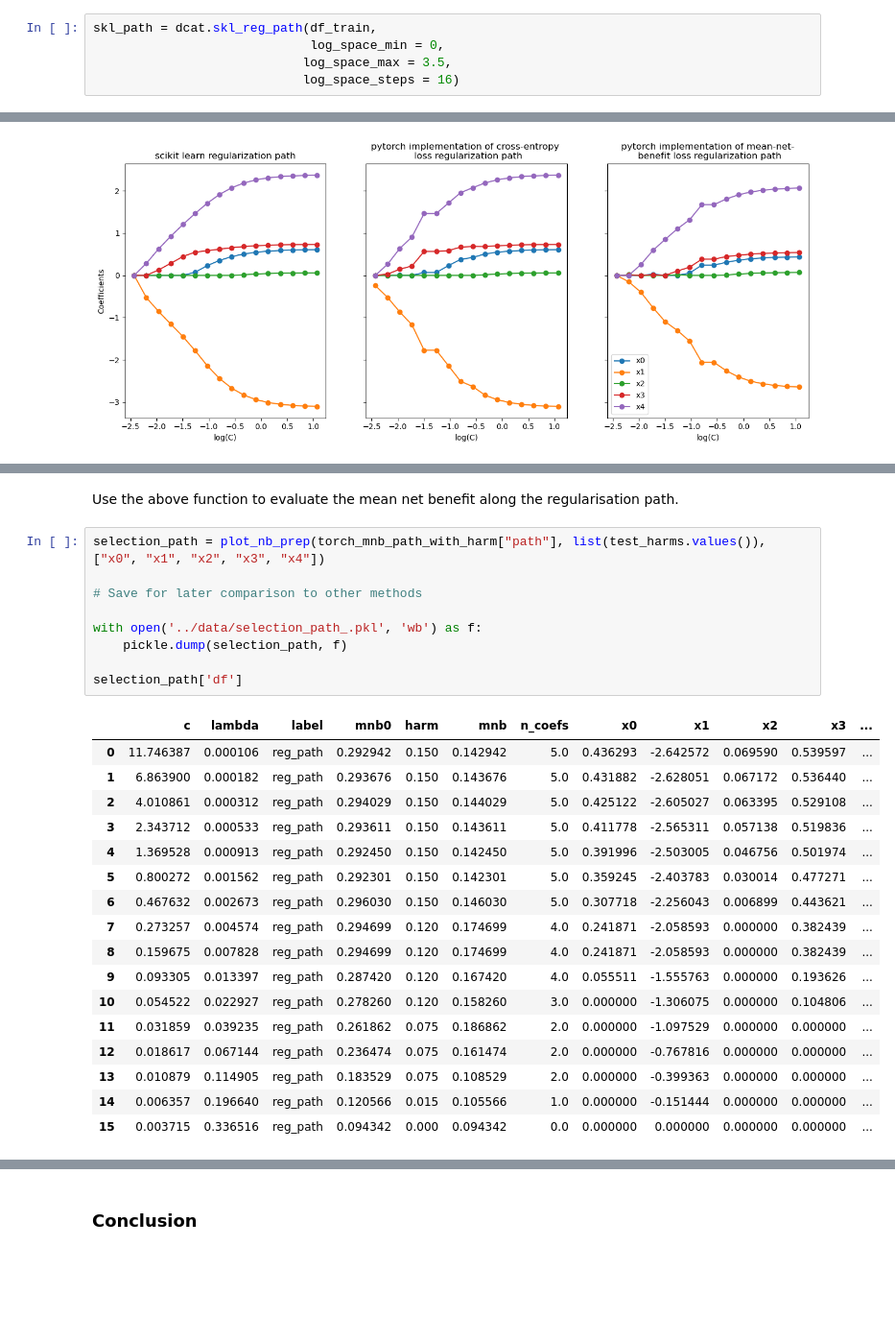
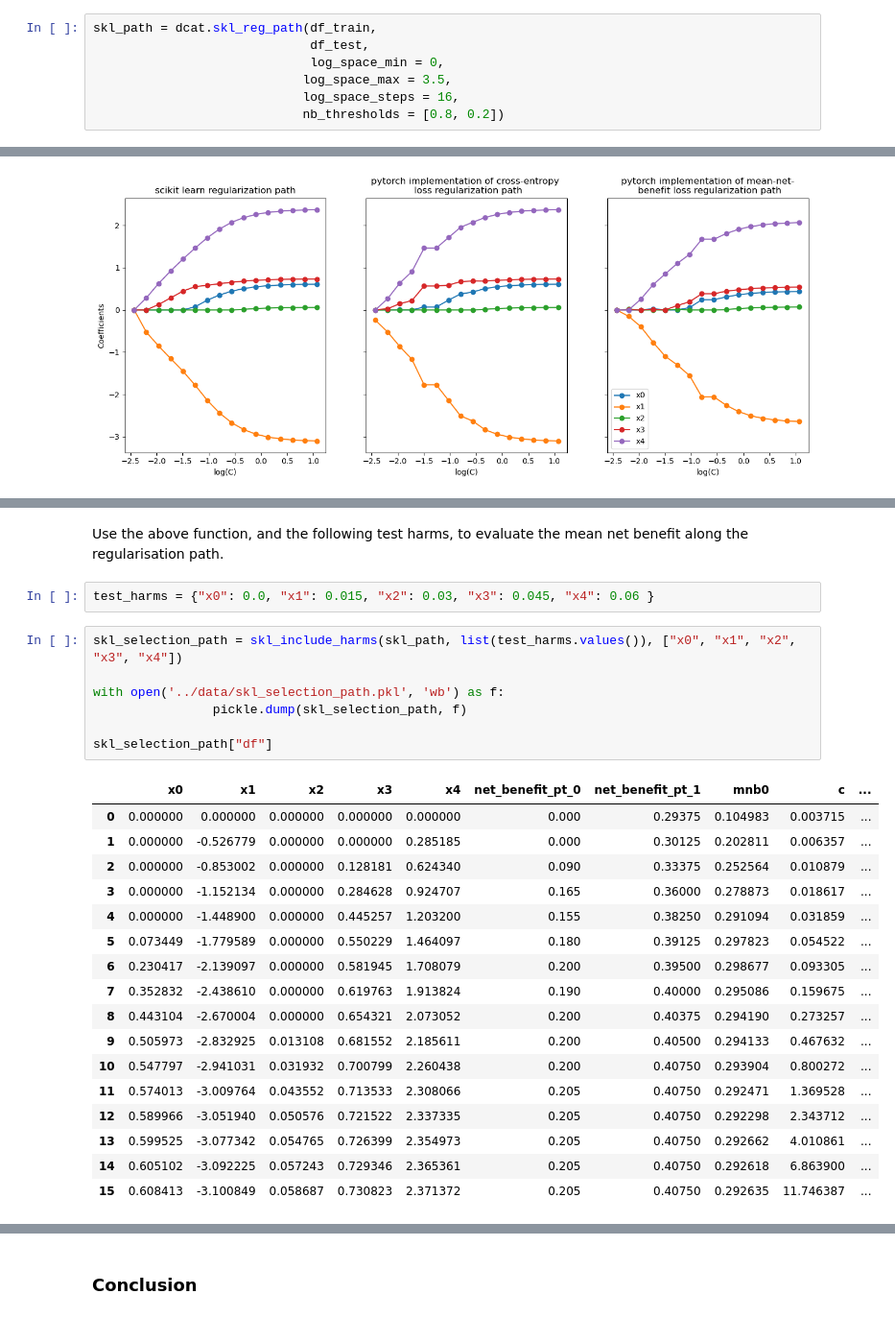
Before and after one commit to NRC2001/net_benefit_feature_selection, a Jupyter notebook: examples/03_net_benefit_regularization_method.ipynb, the cells around one changed output, grey strips where cells are left out. Shown: that part at 96% size. Cells and saved outputs as stored; diff of their text form; blank space fills up the shorter version.

```diff
--- a/examples/03_net_benefit_regularization_method.ipynb
+++ b/examples/03_net_benefit_regularization_method.ipynb
@@ -61,9 +61,11 @@ df_train, df_test, ind_var_names = dcat.make_class_dataset(n_sample = n_sample,
 Calculate the regularization path with scikit learn:
 # %%
 skl_path = dcat.skl_reg_path(df_train,
+                             df_test,
                              log_space_min = 0,
                             log_space_max = 3.5,
-                            log_space_steps = 16)
+                            log_space_steps = 16,
+                            nb_thresholds = [0.8, 0.2])
 # %% [markdown]
 Plot the regularization path (where $C$ is the inverse of the regularization strength, $\lambda$):
 # %%
@@ -242,32 +228,32 @@ def plot_nb_prep(df_in, harms, independent, dependent = "y", coef_clip_frac = 0.
 
     return {'df': df, 'independent': independent, 'dependent': dependent, 'optimal': optim}
 # %% [markdown]
-Use the above function to evaluate the mean net benefit along the regularisation path.
+Use the above function, and the following test harms, to evaluate the mean net benefit along the regularisation path.
+# %%
+test_harms = {"x0": 0.0, "x1": 0.015, "x2": 0.03, "x3": 0.045, "x4": 0.06 }
 # %%
-selection_path = plot_nb_prep(torch_mnb_path_with_harm["path"], list(test_harms.values()), ["x0", "x1", "x2", "x3", "x4"])
+skl_selection_path = skl_include_harms(skl_path, list(test_harms.values()), ["x0", "x1", "x2", "x3", "x4"])
 
-# Save for later comparison to other methods
+with open('../data/skl_selection_path.pkl', 'wb') as f:
+                pickle.dump(skl_selection_path, f)
 
-with open('../data/selection_path_.pkl', 'wb') as f:
-    pickle.dump(selection_path, f)
-
-selection_path['df']
+skl_selection_path["df"]
 # %% [output]
-|  | c | lambda | label | mnb0 | harm | mnb | n_coefs | x0 | x1 | x2 | x3 | ... |
-| 0 | 11.746387 | 0.000106 | reg_path | 0.292942 | 0.150 | 0.142942 | 5.0 | 0.436293 | -2.642572 | 0.069590 | 0.539597 | ... |
-| 1 | 6.863900 | 0.000182 | reg_path | 0.293676 | 0.150 | 0.143676 | 5.0 | 0.431882 | -2.628051 | 0.067172 | 0.536440 | ... |
-| 2 | 4.010861 | 0.000312 | reg_path | 0.294029 | 0.150 | 0.144029 | 5.0 | 0.425122 | -2.605027 | 0.063395 | 0.529108 | ... |
-| 3 | 2.343712 | 0.000533 | reg_path | 0.293611 | 0.150 | 0.143611 | 5.0 | 0.411778 | -2.565311 | 0.057138 | 0.519836 | ... |
-| 4 | 1.369528 | 0.000913 | reg_path | 0.292450 | 0.150 | 0.142450 | 5.0 | 0.391996 | -2.503005 | 0.046756 | 0.501974 | ... |
-| 5 | 0.800272 | 0.001562 | reg_path | 0.292301 | 0.150 | 0.142301 | 5.0 | 0.359245 | -2.403783 | 0.030014 | 0.477271 | ... |
-| 6 | 0.467632 | 0.002673 | reg_path | 0.296030 | 0.150 | 0.146030 | 5.0 | 0.307718 | -2.256043 | 0.006899 | 0.443621 | ... |
-| 7 | 0.273257 | 0.004574 | reg_path | 0.294699 | 0.120 | 0.174699 | 4.0 | 0.241871 | -2.058593 | 0.000000 | 0.382439 | ... |
-| 8 | 0.159675 | 0.007828 | reg_path | 0.294699 | 0.120 | 0.174699 | 4.0 | 0.241871 | -2.058593 | 0.000000 | 0.382439 | ... |
-| 9 | 0.093305 | 0.013397 | reg_path | 0.287420 | 0.120 | 0.167420 | 4.0 | 0.055511 | -1.555763 | 0.000000 | 0.193626 | ... |
-| 10 | 0.054522 | 0.022927 | reg_path | 0.278260 | 0.120 | 0.158260 | 3.0 | 0.000000 | -1.306075 | 0.000000 | 0.104806 | ... |
-| 11 | 0.031859 | 0.039235 | reg_path | 0.261862 | 0.075 | 0.186862 | 2.0 | 0.000000 | -1.097529 | 0.000000 | 0.000000 | ... |
-| 12 | 0.018617 | 0.067144 | reg_path | 0.236474 | 0.075 | 0.161474 | 2.0 | 0.000000 | -0.767816 | 0.000000 | 0.000000 | ... |
-| 13 | 0.010879 | 0.114905 | reg_path | 0.183529 | 0.075 | 0.108529 | 2.0 | 0.000000 | -0.399363 | 0.000000 | 0.000000 | ... |
-| 14 | 0.006357 | 0.196640 | reg_path | 0.120566 | 0.015 | 0.105566 | 1.0 | 0.000000 | -0.151444 | 0.000000 | 0.000000 | ... |
-| 15 | 0.003715 | 0.336516 | reg_path | 0.094342 | 0.000 | 0.094342 | 0.0 | 0.000000 | 0.000000 | 0.000000 | 0.000000 | ... |
+|  | x0 | x1 | x2 | x3 | x4 | net_benefit_pt_0 | net_benefit_pt_1 | mnb0 | c | ... |
+| 0 | 0.000000 | 0.000000 | 0.000000 | 0.000000 | 0.000000 | 0.000 | 0.29375 | 0.104983 | 0.003715 | ... |
+| 1 | 0.000000 | -0.526779 | 0.000000 | 0.000000 | 0.285185 | 0.000 | 0.30125 | 0.202811 | 0.006357 | ... |
+| 2 | 0.000000 | -0.853002 | 0.000000 | 0.128181 | 0.624340 | 0.090 | 0.33375 | 0.252564 | 0.010879 | ... |
+| 3 | 0.000000 | -1.152134 | 0.000000 | 0.284628 | 0.924707 | 0.165 | 0.36000 | 0.278873 | 0.018617 | ... |
+| 4 | 0.000000 | -1.448900 | 0.000000 | 0.445257 | 1.203200 | 0.155 | 0.38250 | 0.291094 | 0.031859 | ... |
+| 5 | 0.073449 | -1.779589 | 0.000000 | 0.550229 | 1.464097 | 0.180 | 0.39125 | 0.297823 | 0.054522 | ... |
+| 6 | 0.230417 | -2.139097 | 0.000000 | 0.581945 | 1.708079 | 0.200 | 0.39500 | 0.298677 | 0.093305 | ... |
+| 7 | 0.352832 | -2.438610 | 0.000000 | 0.619763 | 1.913824 | 0.190 | 0.40000 | 0.295086 | 0.159675 | ... |
+| 8 | 0.443104 | -2.670004 | 0.000000 | 0.654321 | 2.073052 | 0.200 | 0.40375 | 0.294190 | 0.273257 | ... |
+| 9 | 0.505973 | -2.832925 | 0.013108 | 0.681552 | 2.185611 | 0.200 | 0.40500 | 0.294133 | 0.467632 | ... |
+| 10 | 0.547797 | -2.941031 | 0.031932 | 0.700799 | 2.260438 | 0.200 | 0.40750 | 0.293904 | 0.800272 | ... |
+| 11 | 0.574013 | -3.009764 | 0.043552 | 0.713533 | 2.308066 | 0.205 | 0.40750 | 0.292471 | 1.369528 | ... |
+| 12 | 0.589966 | -3.051940 | 0.050576 | 0.721522 | 2.337335 | 0.205 | 0.40750 | 0.292298 | 2.343712 | ... |
+| 13 | 0.599525 | -3.077342 | 0.054765 | 0.726399 | 2.354973 | 0.205 | 0.40750 | 0.292662 | 4.010861 | ... |
+| 14 | 0.605102 | -3.092225 | 0.057243 | 0.729346 | 2.365361 | 0.205 | 0.40750 | 0.292618 | 6.863900 | ... |
+| 15 | 0.608413 | -3.100849 | 0.058687 | 0.730823 | 2.371372 | 0.205 | 0.40750 | 0.292635 | 11.746387 | ... |
 # %% [markdown]
```
Also changed, not shown: parts of 12 cells of this notebook, 23 other files.
